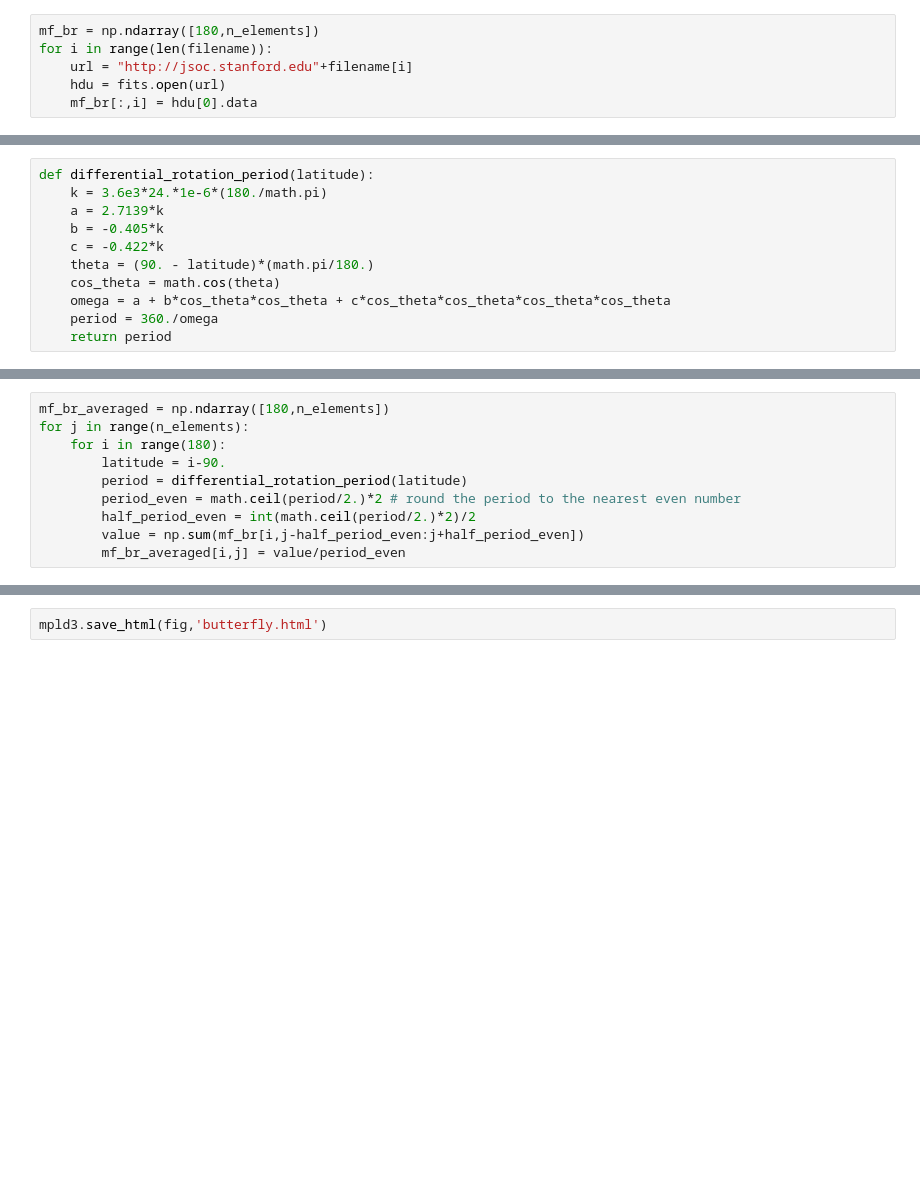
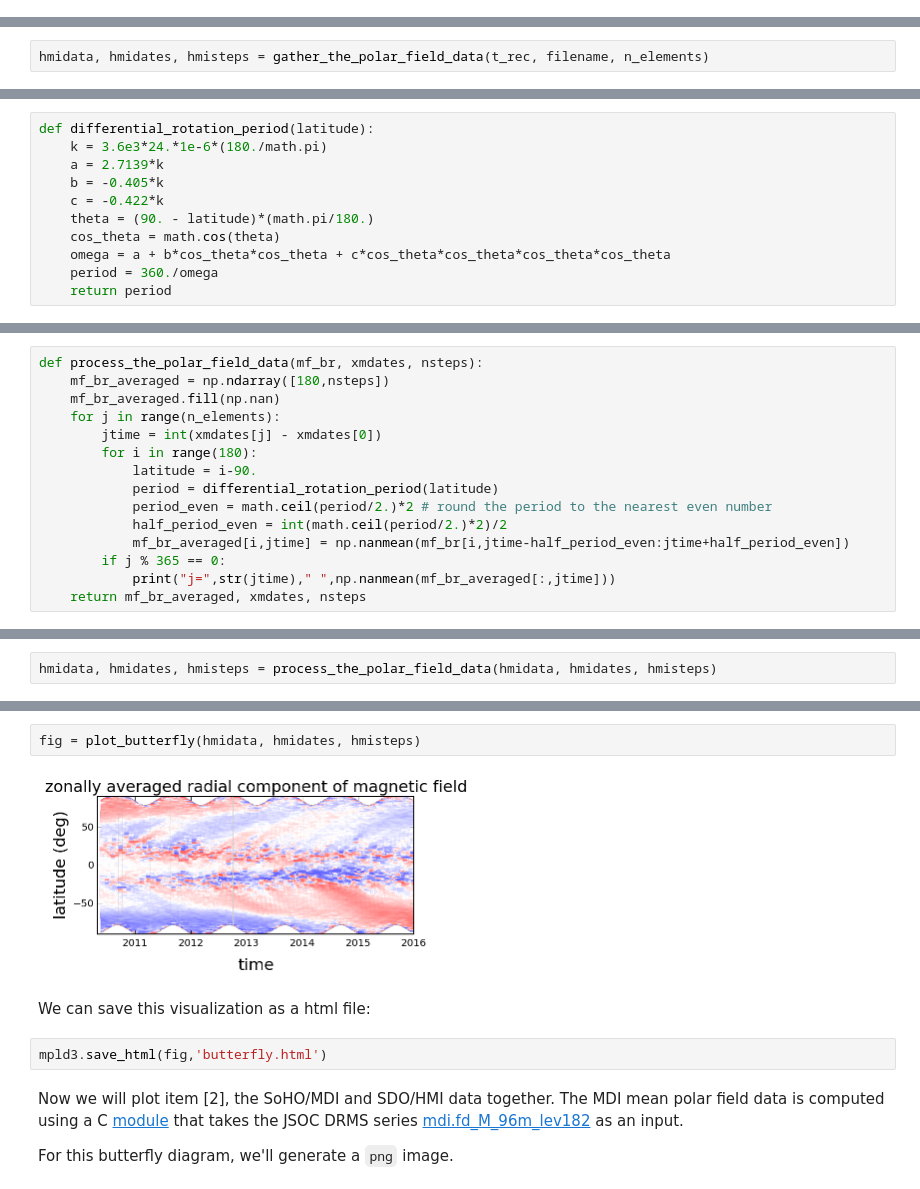
Before and after one commit to mbobra/plotting-polar-field, a Jupyter notebook: butterfly.ipynb, the cells around one changed output, grey strips where cells are left out. Saved outputs shown, nothing was run; the diff lists cells and outputs as text; blank space fills up the shorter version.

Commit message:
added MDI data

```diff
--- a/butterfly.ipynb
+++ b/butterfly.ipynb
@@ -68,6 +64,0 @@ Now we'll use the `astropy` library to open the FITS data:
-# %%
-mf_br = np.ndarray([180,n_elements])
-for i in range(len(filename)):
-    url = "http://jsoc.stanford.edu"+filename[i]
-    hdu = fits.open(url)
-    mf_br[:,i] = hdu[0].data
@@ -75,0 +97,2 @@ The function below returns the differential rotation period for any given latitu
+# %%
+hmidata, hmidates, hmisteps = gather_the_polar_field_data(t_rec, filename, n_elements)
@@ -89,10 +115,15 @@ Smooth the data by computing a running average; the window of the average is the
 # %%
-mf_br_averaged = np.ndarray([180,n_elements])
-for j in range(n_elements):
-    for i in range(180):
-        latitude = i-90.
-        period = differential_rotation_period(latitude)
-        period_even = math.ceil(period/2.)*2 # round the period to the nearest even number
-        half_period_even = int(math.ceil(period/2.)*2)/2
-        value = np.sum(mf_br[i,j-half_period_even:j+half_period_even])
-        mf_br_averaged[i,j] = value/period_even
+def process_the_polar_field_data(mf_br, xmdates, nsteps):
+    mf_br_averaged = np.ndarray([180,nsteps])
+    mf_br_averaged.fill(np.nan)
+    for j in range(n_elements):
+        jtime = int(xmdates[j] - xmdates[0])
+        for i in range(180):
+            latitude = i-90.
+            period = differential_rotation_period(latitude)
+            period_even = math.ceil(period/2.)*2 # round the period to the nearest even number
+            half_period_even = int(math.ceil(period/2.)*2)/2
+            mf_br_averaged[i,jtime] = np.nanmean(mf_br[i,jtime-half_period_even:jtime+half_period_even])
+        if j % 365 == 0:
+            print("j=",str(jtime)," ",np.nanmean(mf_br_averaged[:,jtime]))
+    return mf_br_averaged, xmdates, nsteps
@@ -100,0 +130,2 @@ And create the butterfly diagram:
+# %%
+hmidata, hmidates, hmisteps = process_the_polar_field_data(hmidata, hmidates, hmisteps)
@@ -140,2 +175,12 @@ fig.set_size_inches(10,4.5)
+# %%
+fig = plot_butterfly(hmidata, hmidates, hmisteps)
+# %% [output]
+[figure, added]
+# %% [markdown]
+We can save this visualization as a html file:
 # %%
 mpld3.save_html(fig,'butterfly.html')
+# %% [markdown]
+Now we will plot item [2], the SoHO/MDI and SDO/HMI data together. The MDI mean polar field data is computed using a C [module](http://jsoc.stanford.edu/cvs/JSOC/proj/mag/polarfield/apps/meanpf.c) that takes the JSOC DRMS series [mdi.fd_M_96m_lev182](http://jsoc.stanford.edu/ajax/lookdata.html?ds=mdi.fd_M_96m_lev182) as an input. <br>
+
+For this butterfly diagram, we'll generate a `png` image.
```
Also changed, not shown: parts of 39 cells of this notebook.
